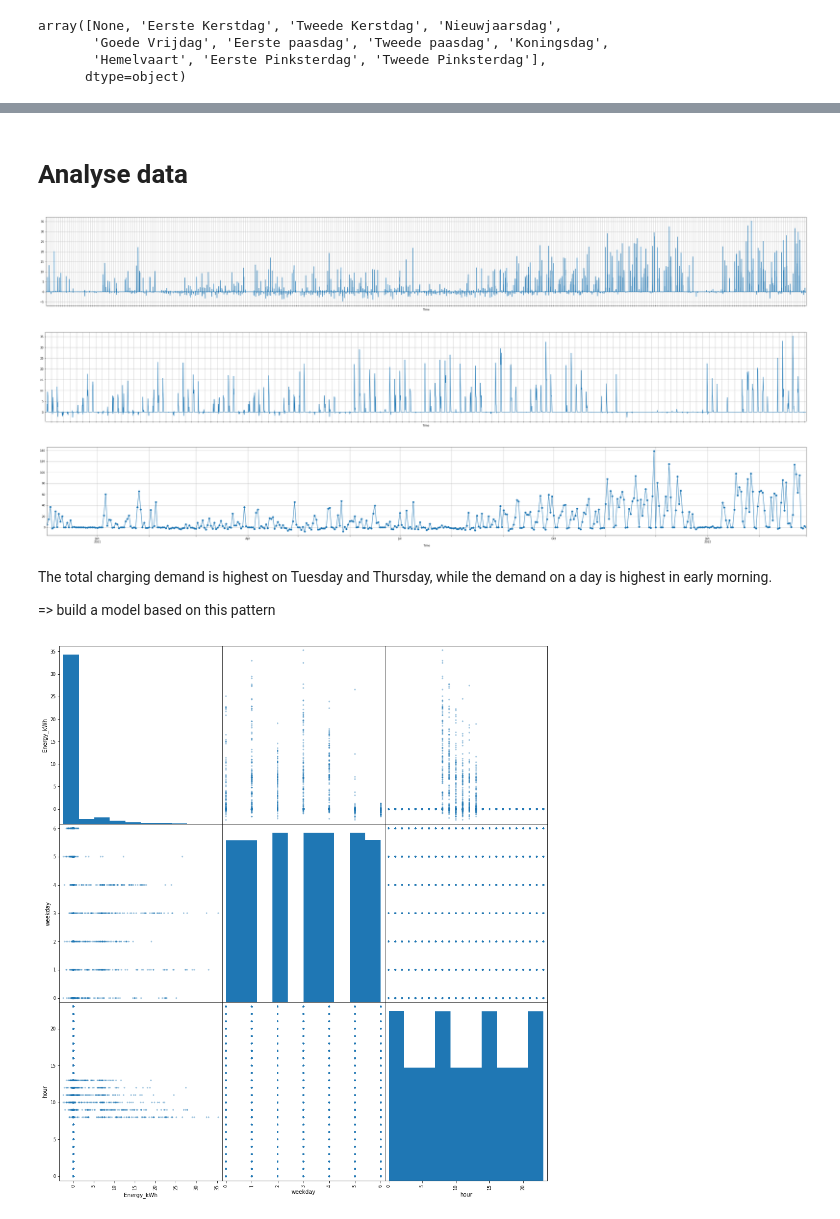
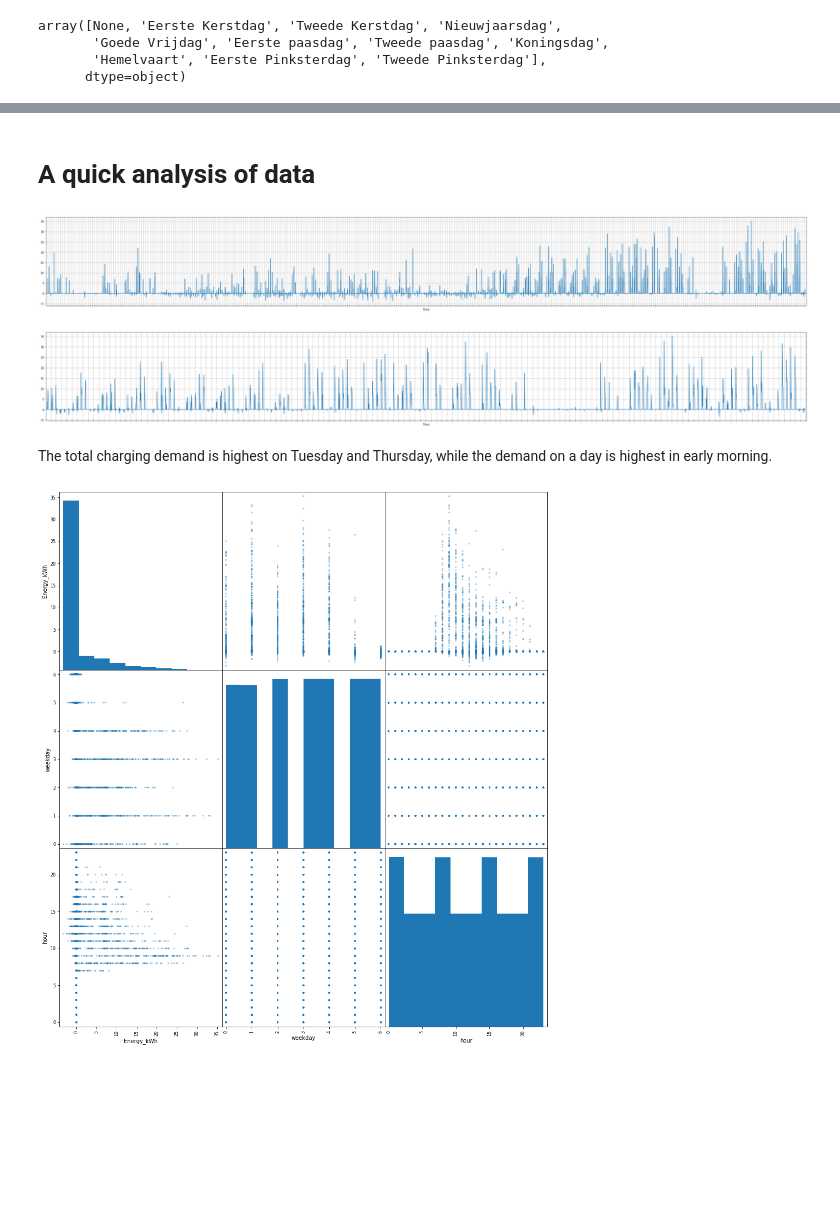
Before and after one commit to hancse/han_microgrid_lab, a Jupyter notebook: ChargingDemandPrediction/DataGrid.ipynb, the cells around one changed output, grey strips where cells are left out. Cells and saved outputs as stored; diff of their text form; code cells hidden in the pictures; blank space fills up the shorter version.

```diff
--- a/ChargingDemandPrediction/DataGrid.ipynb
+++ b/ChargingDemandPrediction/DataGrid.ipynb
@@ -58,11 +114,12 @@ Name: Time, Length: 339741, dtype: float64
 # %%
 def removeLargeDiff(diff_in):
-    if (diff_in > 600):
+    if (diff_in > 1000):
         return 0
     return diff_in
 
 def extract_data(data_in):
     data_out = data_in.drop(['No', 'I1', 'I2', 'I3', 'V1', 'V2', 'V3', 'Q1', 'Q2', 'Q3', 'S1', 'S2', 'S3', 'PF1', 'PF2', 'PF3', 'F'], axis=1)
+    data_out.sort_values(by=['Time'], inplace=True)
     data_out['Power'] = data_out['P1'] + data_out['P2'] + data_out['P3']
 
     data_out['Timediff'] = data_out.diff()['Time']
@@ -205,6 +219,9 @@ Charge_hourly
+# %%
+import pytz
+netherlands = pytz.timezone('Europe/Amsterdam')
 # %%
-Charge_hourly['weekday']=Charge_hourly.index.day_of_week
-Charge_hourly['hour']=Charge_hourly.index.hour
+Charge_hourly['weekday']=Charge_hourly.index.tz_localize('GMT').tz_convert(netherlands).day_of_week
+Charge_hourly['hour']=Charge_hourly.index.tz_localize('GMT').tz_convert(netherlands).hour
 # %%
 import holidays
 Charge_hourly['hols'] = pd.Series(Charge_hourly.index).apply(lambda x: holidays.CountryHoliday('NL').get(x)).values
@@ -248,5 +284,5 @@ Charge_hourly
-# %% [markdown]
-# Analyse data
+# %% [markdown]
+# A quick analysis of data
 # %%
 focus = Charge_hourly
 focus['Energy_kWh'] = np.where((Charge_hourly.index.hour > 7) & (Charge_hourly.index.hour<14), Charge_hourly['Energy_kWh'], 0)
@@ -257,9 +293,9 @@ plt.pylab.show()
 # %% [output]
 [figure]
 # %%
-fig = focus.loc['2021-09-01 00:00:00':'2022-01-30 00:00:00','Energy_kWh'].plot(figsize=(50,6))
+fig = focus.loc['2021-09-01 00:00:00':'2022-02-28 00:00:00','Energy_kWh'].plot(figsize=(50,6))
 fig.xaxis.set_major_locator(plt.dates.MonthLocator())
 plt.pyplot.grid()
 plt.pylab.show()
 # %% [output]
-[figure, old version]
+[figure, new version]
@@ -268,19 +302,9 @@ Charge_daily = Charge_hourly[['Energy_kWh']].groupby(pd.Grouper(freq='1D')).sum(
-# %%
-fig = Charge_daily['Energy_kWh'].plot(figsize=(50,6), marker='o')
-fig.xaxis.set_major_locator(plt.dates.MonthLocator())
-plt.pyplot.grid()
-plt.pylab.show()
-# %% [output]
-[figure, removed]
 # %% [markdown]
 The total charging demand is highest on Tuesday and Thursday, while the demand on a day is highest in early morning.
-
-=> build a model based on this pattern
 # %%
 from pandas.plotting import scatter_matrix
 focus = Charge_hourly
-focus['Energy_kWh'] = np.where((Charge_hourly.index.hour > 7) & (Charge_hourly.index.hour<14), Charge_hourly['Energy_kWh'], 0)
-scatter_matrix(focus.loc['2021-09-01 00:00:00':'2022-01-30 00:00:00',:], figsize=(16,18), alpha=0.4)
+scatter_matrix(focus.loc['2021-09-01 00:00:00':'2022-02-28 00:00:00',:], figsize=(16,18), alpha=0.4)
 plt.pyplot.show()
 # %% [output]
-[figure, old version]
+[figure, new version]
```
Also changed, not shown: parts of 60 cells of this notebook, 9 other files.
